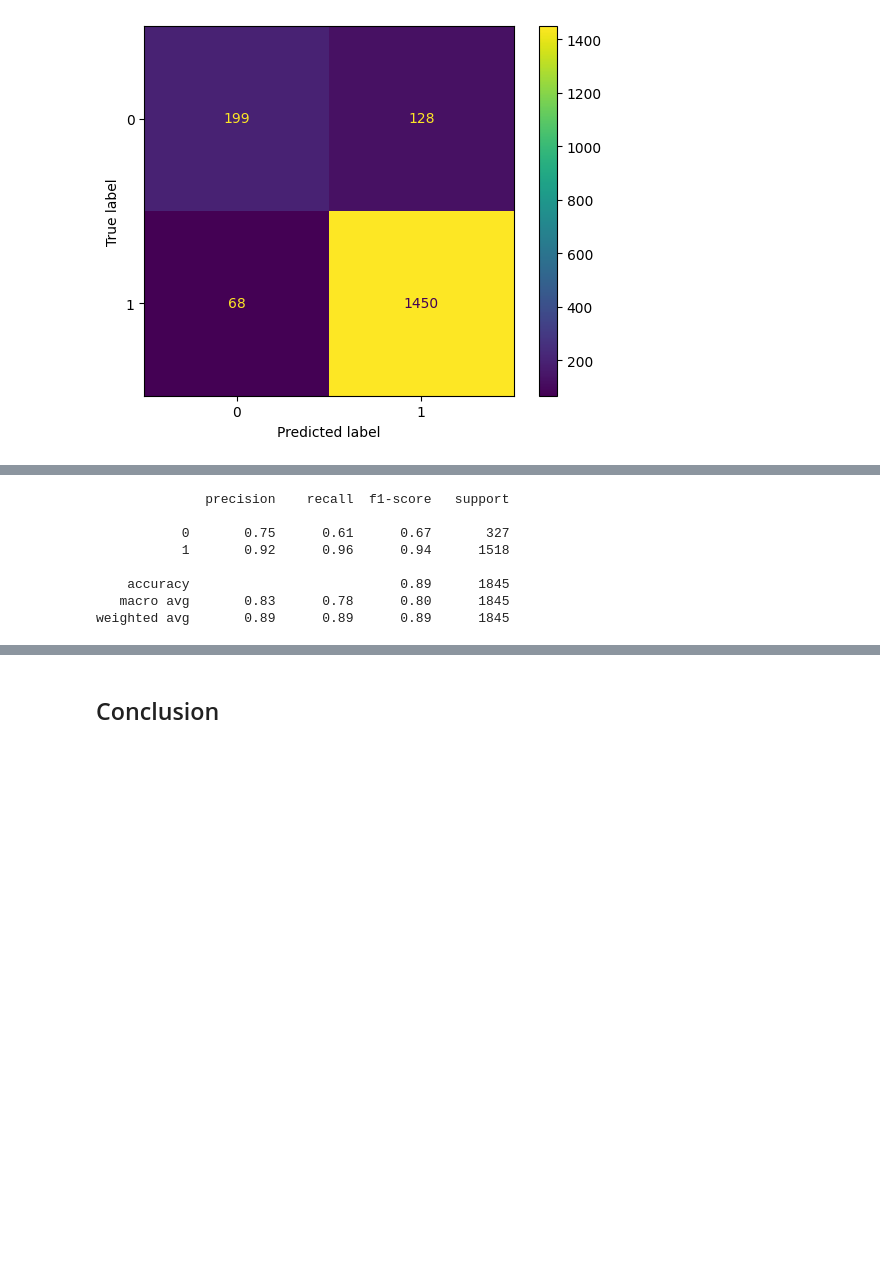
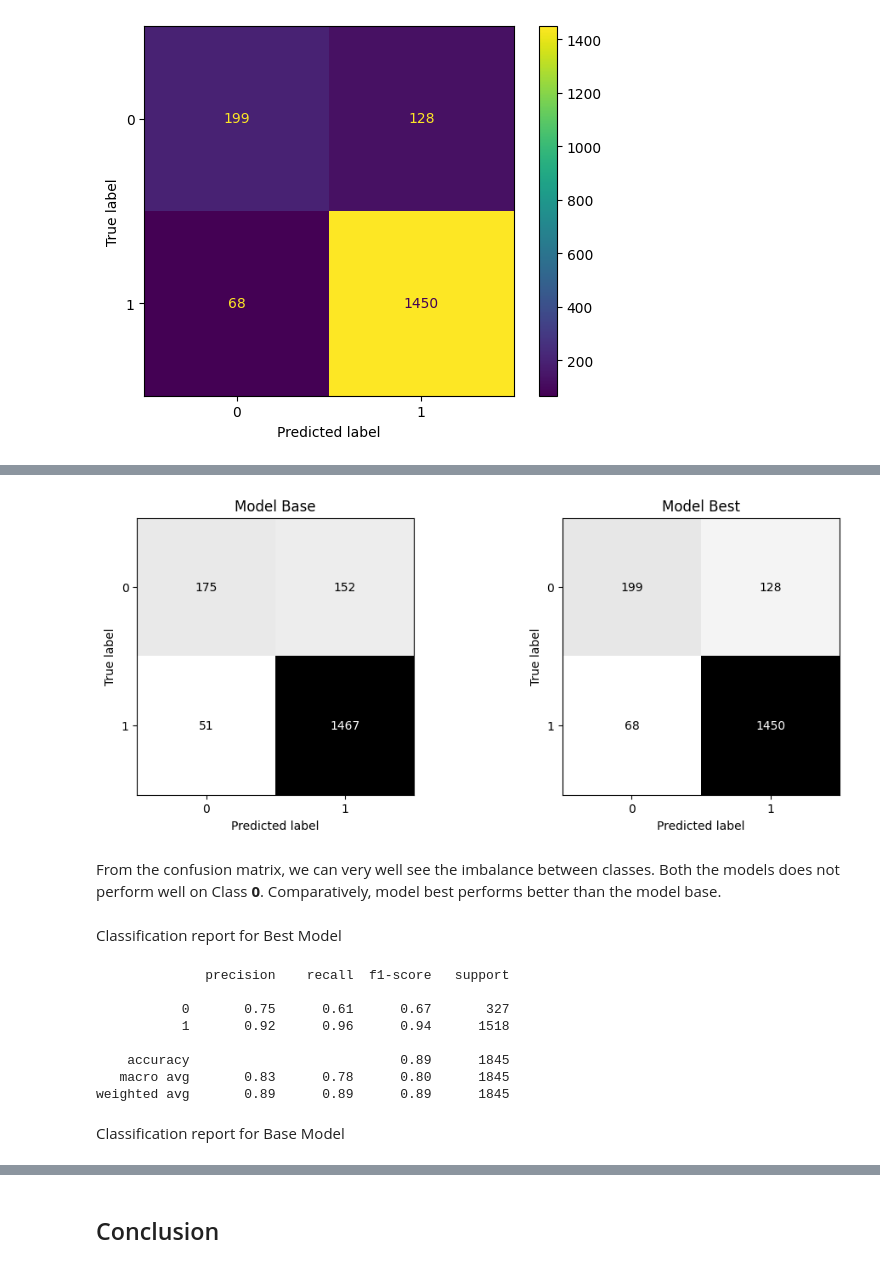
Before and after one commit to kumarbyes/dsnd-pipelines-project, a Jupyter notebook: starter/starter.ipynb, the cells around one changed output, grey strips where cells are left out. Drawn from its saved outputs; the diff is of its cells as text; code cells hidden in the pictures; blank space fills up the shorter version.

```diff
--- a/starter/starter.ipynb
+++ b/starter/starter.ipynb
@@ -1066,3 +1207,19 @@ display_confusion_matrix(y_test,y_pred_best,model_best)
+# %%
+display_two_confusion_matrices(
+    y_test,
+    y_pred,
+    model_pipeline,
+    y_pred_best,
+    model_best,
+    titles=("Model Base", "Model Best"),
+    normalize=None
+)
+# %% [output]
+[figure, added]
+# %% [markdown]
+From the confusion matrix, we can very well see the imbalance between classes. Both the models does not perform well on Class **0**. Comparatively, model best performs better than the model base.
+# %% [markdown]
+Classification report for Best Model
 # %%
 print(classification_report(y_test, y_pred_best))
 # %% [output]
@@ -1074,6 +1231,8 @@ print(classification_report(y_test, y_pred_best))
     accuracy                           0.89      1845
    macro avg       0.83      0.78      0.80      1845
 weighted avg       0.89      0.89      0.89      1845
+# %% [markdown]
+Classification report for Base Model
 # %%
 print(classification_report(y_test, y_pred))
 # %% [output]
```
Also changed, not shown: parts of 34 cells of this notebook, 2 other files.
